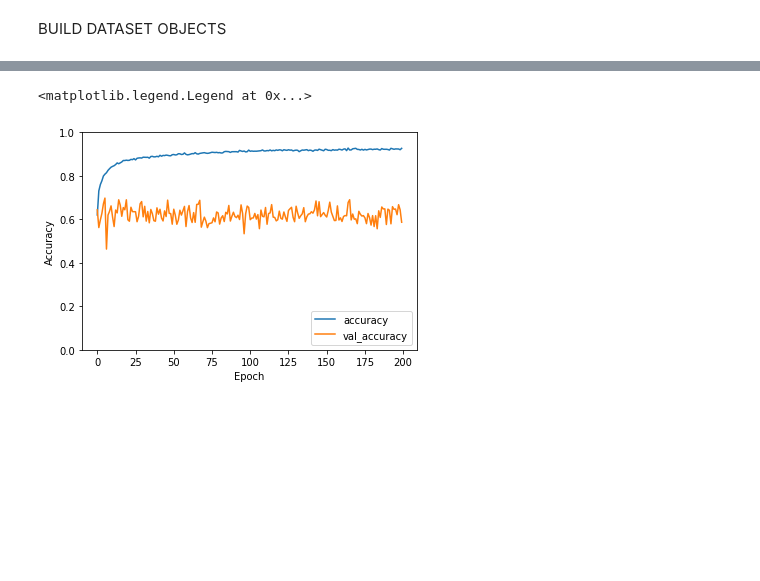
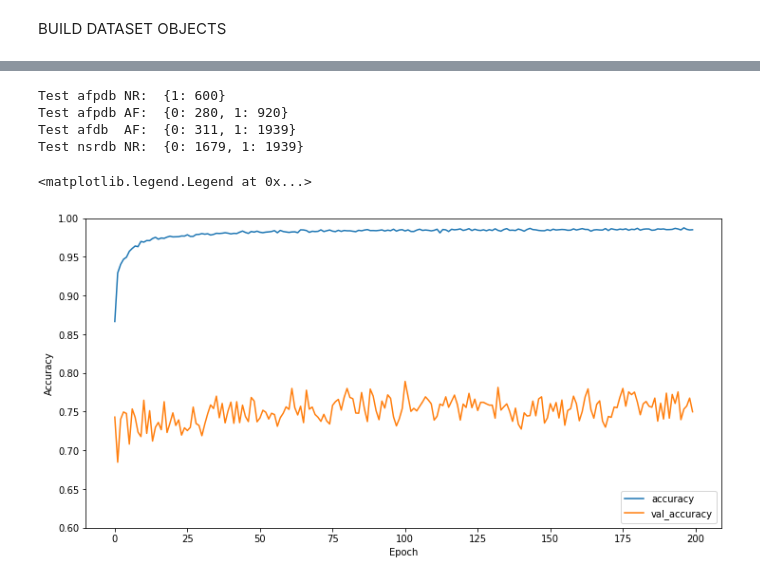
Before and after one commit to PietroMelzi/paper_replica, a Jupyter notebook: urtnasan.ipynb, the cells around one changed output, grey strips where cells are left out. Cells and saved outputs as stored; diff of their text form; code cells hidden in the pictures; blank space fills up the shorter version.

```diff
--- a/urtnasan.ipynb
+++ b/urtnasan.ipynb
@@ -141,2 +141,11 @@ Total - Test data shape:   (3251, 900, 1)
 # %% [markdown]
 BUILD DATASET OBJECTS
+# %%
+not_train_labels2 = np.logical_not(train_labels2).astype(int)
+not_test_labels2 = np.logical_not(test_labels2).astype(int)
+train_labels_def = np.array([not_train_labels2, train_labels2])
+test_labels_def = np.array([not_test_labels2, test_labels2])
+train_labels_def = np.swapaxes(train_labels_def, 0, 1)
+test_labels_def = np.swapaxes(test_labels_def, 0, 1)
+print("Train labels shape: ", train_labels_def.shape)
+print("Test labels shape:  ", test_labels_def.shape)
@@ -143,9 +155,9 @@ BUILD DATASET OBJECTS
 # %%
-train = tf.data.Dataset.from_tensor_slices((train_data2, train_labels2))
-test = tf.data.Dataset.from_tensor_slices((test_data2, test_labels2))
+train = tf.data.Dataset.from_tensor_slices((train_data2, train_labels_def))
+test = tf.data.Dataset.from_tensor_slices((test_data2, test_labels_def))
 
 train = train.shuffle(len(train)).batch(2)
-test = test.batch(16)
+test = test.batch(1)
 
 for d, l in train.take(1):
     print ("Data batch size:   ", d.shape)
@@ -199,8 +299,13 @@ _________________________________________________________________
 # %%
-model.compile(optimizer='adam',
-             loss=tf.keras.losses.SparseCategoricalCrossentropy(from_logits=True),
-             metrics=['accuracy'])
+lr_schedule = tf.keras.optimizers.schedules.ExponentialDecay(initial_learning_rate=0.0001,
+    decay_steps=10000,
+    decay_rate=0.9)
 
-history = model.fit(train, epochs=200,
+model.compile(optimizer=tf.keras.optimizers.Adam(learning_rate=lr_schedule),
+             loss=tf.keras.losses.CategoricalCrossentropy(from_logits=True),
+             metrics=['accuracy', CategoricalTruePositives(), CategoricalTrueNegatives(),
+                     CategoricalFalsePositives(), CategoricalFalseNegatives()])
+
+history = model.fit(train, epochs=10,
                        validation_data=(test))
 # %% [output]
@@ -225,13 +332,38 @@ KeyboardInterrupt:
+# %%
+test_afpdb_nr = model.predict(test.take(600))
+test_afpdb_af = model.predict(test.take(1200))
+test_afdb_af = model.predict(test.take(2250))
+test_nsrdb_nr = model.predict(test.take(3618))
+
+test_afpdb_nr = np.argmax(test_afpdb_nr, axis=1)
+test_afpdb_af = np.argmax(test_afpdb_af, axis=1)
+test_afdb_af = np.argmax(test_afdb_af, axis=1)
+test_nsrdb_nr = np.argmax(test_nsrdb_nr, axis=1)
+
+a, b = np.unique(test_afpdb_nr, return_counts=True)
+print("Test afpdb NR: ", dict(zip(a, b)))
+c, d = np.unique(test_afpdb_af, return_counts=True)
+print("Test afpdb AF: ", dict(zip(c, d)))
+unique, counts = np.unique(test_afdb_af, return_counts=True)
+print("Test afdb  AF: ", dict(zip(unique, counts)))
+unique, counts = np.unique(test_nsrdb_nr, return_counts=True)
+print("Test nsrdb NR: ", dict(zip(unique, counts)))
+# %% [output]
+Test afpdb NR:  {1: 600}
+Test afpdb AF:  {0: 280, 1: 920}
+Test afdb  AF:  {0: 311, 1: 1939}
+Test nsrdb NR:  {0: 1679, 1: 1939}
 # %%
+plt.rcParams['figure.figsize'] = [12, 6]
 plt.plot(history.history['accuracy'], label='accuracy')
 plt.plot(history.history['val_accuracy'], label = 'val_accuracy')
 plt.xlabel('Epoch')
 plt.ylabel('Accuracy')
-plt.ylim([0, 1])
+plt.ylim([0.6, 1])
 plt.legend(loc='lower right')
 # %% [output]
 <matplotlib.legend.Legend at 0x...>
-[figure, old version]
+[figure, new version]
 # %%
 test_loss, test_acc = model.evaluate(test, verbose=2)
 # %% [output]
```
Also changed, not shown: parts of 12 cells of this notebook, 2 other files.
